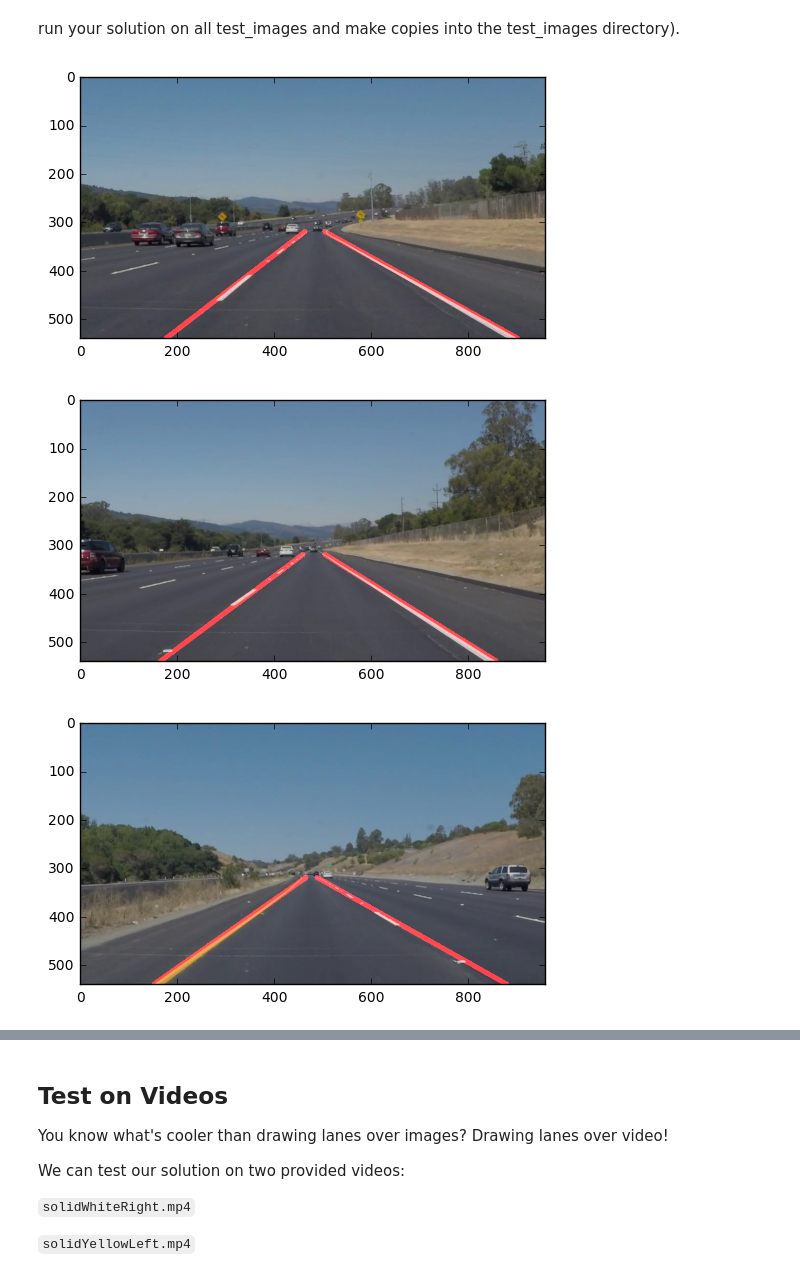
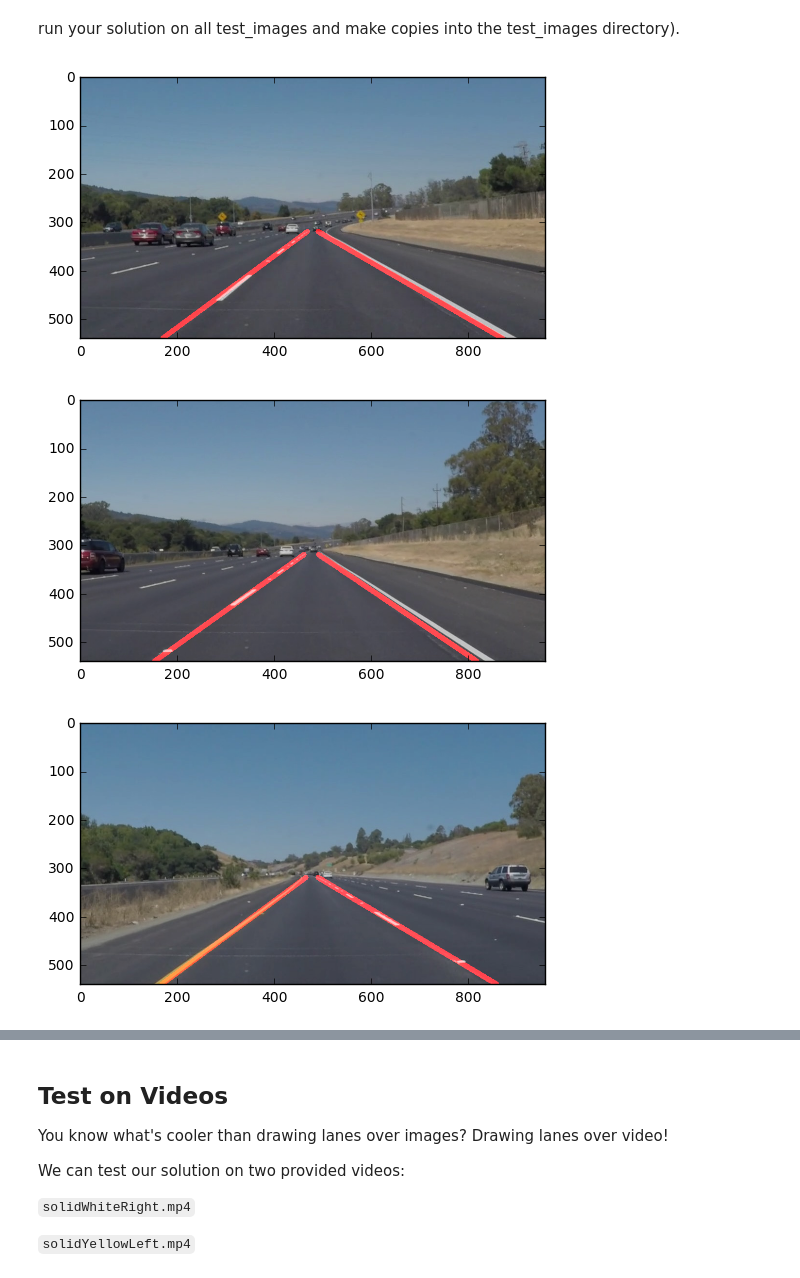
Before and after one commit to cooloney/CarND-LaneLines-P1, a Jupyter notebook: P1.ipynb, the cells around one changed output, grey strips where cells are left out. Saved outputs shown, nothing was run; the diff lists cells and outputs as text; code cells hidden in the pictures.

Commit message:
Submit try 3: try to use cv2.fitLine()
Failed in the challenge video.

Signed-off-by: Bryan Wu <cooloney@gmail.com>

```diff
--- a/P1.ipynb
+++ b/P1.ipynb
@@ -185,7 +185,9 @@ def grayscale(img):
     This will return an image with only one color channel
     but NOTE: to see the returned image as grayscale
     you should call plt.imshow(gray, cmap='gray')"""
-    return cv2.cvtColor(img, cv2.COLOR_BGR2GRAY)
+    gray = cv2.cvtColor(img, cv2.COLOR_BGR2GRAY)
+    clahe = cv2.createCLAHE(clipLimit=1.4, tileGridSize=(8,8))
+    return clahe.apply(gray)
 
 def canny(img, low_threshold, high_threshold):
     """Applies the Canny transform"""
@@ -193,7 +195,9 @@ def canny(img, low_threshold, high_threshold):
 
 def gaussian_blur(img, kernel_size):
     """Applies a Gaussian Noise kernel"""
-    return cv2.GaussianBlur(img, (kernel_size, kernel_size), 0)
+    blur = cv2.GaussianBlur(img, (kernel_size, kernel_size), 0)
+    cv2.threshold(blur, 0, 255, cv2.THRESH_BINARY + cv2.THRESH_OTSU)
+    return blur
 
 def region_of_interest(img, vertices):
     """
@@ -285,21 +289,26 @@ def get_line_slope(line):
         return (y2 - y1) / (x2 - x1)
 
 def find_one_lane_line(img, vertices, top, rho, theta, threshold, min_line_len, max_line_gap):
+    points = []
+    min_slope = 0.4
+    max_slope = 0.8
     roi = region_of_interest(img, vertices)
     lines = cv2.HoughLinesP(roi, rho, theta, threshold, np.array([]), minLineLength=min_line_len, maxLineGap=max_line_gap)
-    if (lines.size > 0):
-        line = find_longest_line(lines)
-        slope = get_line_slope(line)
-        if (slope != 0.0):
-            x1 = line[0][0]
-            y1 = line[0][1]
-            x0 = (img.shape[0] - y1) / slope + x1
-            x2 = x1 - (y1 - top) / slope
-            return [[[int(x0), img.shape[0], int(x2), top]]]
-        else:
-            return [[[]]]
-    else:
-        return [[[]]]
+    if lines is None:
+        return None
+    for line in lines:
+        for x1, y1, x2, y2 in line:
+            if max_slope >= get_line_slope(line) >= min_slope or -max_slope <= get_line_slope(line) <= -min_slope:
+                points.append([x1, y1])
+                points.append([x2, y2])
+
+    vx, vy, cx, cy = cv2.fitLine(np.array(points), cv2.DIST_L2, 0, 0.01, 0.01)
+    m = vy / vx
+    b = cy - m * cx
+
+    x_top = int((top - b) / m)
+    x_bottom = int((img.shape[0] - b) / m)
+    return [[[x_bottom, img.shape[0], x_top, top]]]
 
 def process_image(image):
     gray = grayscale(image)
@@ -312,34 +321,34 @@ def process_image(image):
     canny_img = canny(blur, low, high)
 
     rho = 2
     theta = np.pi / 180
     threshold = 15
     min_line_len = 20
     max_line_gap = 13
     x = image.shape[1]
     y = image.shape[0]
     top = 320
     delta = 20
     vertices_left = np.array([[(0, y), (x/2 - delta, top), (x/2, top), (x/2, y)]], dtype=np.int32)
     vertices_right = np.array([[(x/2, image.shape[0]), (x/2, top), (x/2 + delta, top), (x, y)]], dtype=np.int32)
     line_left = find_one_lane_line(canny_img, vertices_left, top, rho, theta, threshold, min_line_len, max_line_gap)
     line_right = find_one_lane_line(canny_img, vertices_right, top, rho, theta, threshold, min_line_len, max_line_gap)
 
     lines = np.append(line_left, line_right, axis=0)
     lines_img = np.zeros((*canny_img.shape, 3), dtype=np.uint8)
     draw_lines(lines_img, lines)
 
     final = weighted_img(lines_img, image)
     plt.figure()
     plt.imshow(final)
 
 #reading in an image
 images = os.listdir("test_images/")
 for image_name in images:
     image = mpimg.imread('test_images/' + image_name)
     process_image(image)
 # %% [output]
-[figure, old version]
+[figure, new version]
-[figure, old version]
+[figure, new version]
-[figure, old version]
+[figure, new version]
 [figure]
```
Also changed, not shown: parts of 11 cells of this notebook.
